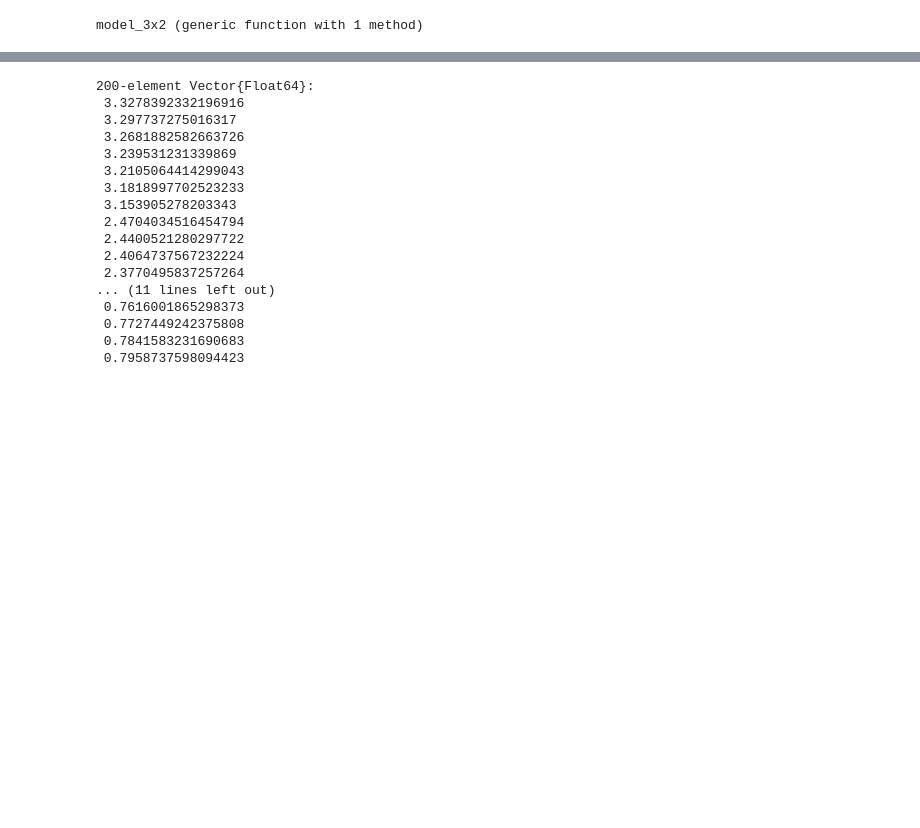
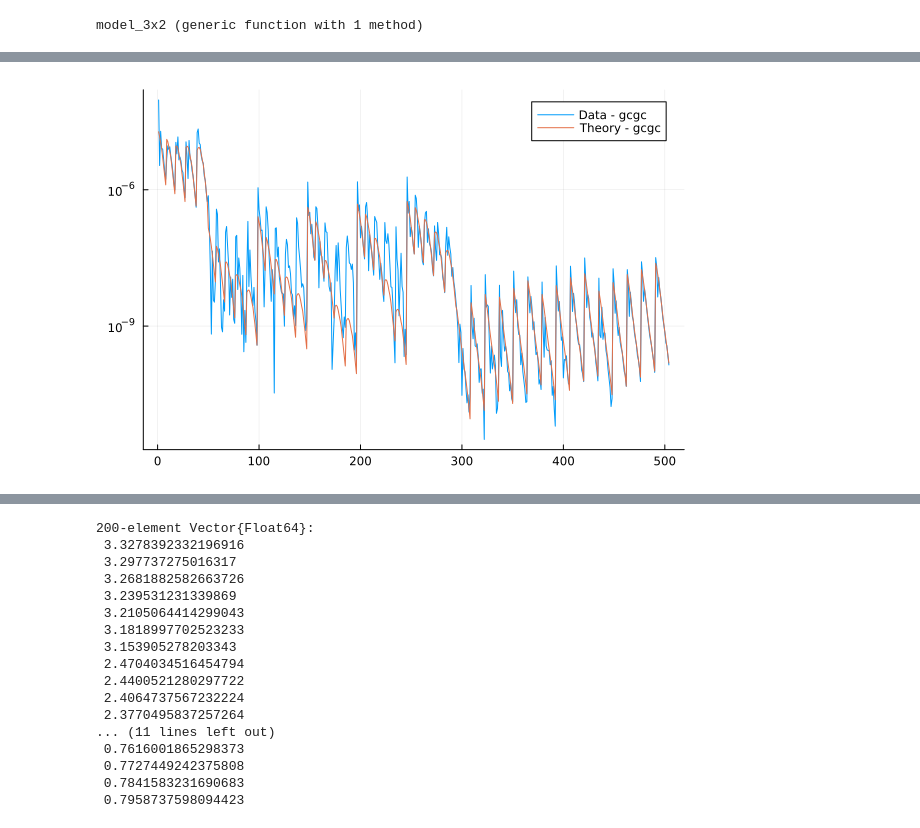
Before and after one commit to JaimeRZP/3x2_analytical, a Jupyter notebook: make_data.ipynb, the cells around one changed output, grey strips where cells are left out. Saved outputs shown, nothing was run; the diff lists cells and outputs as text; code cells hidden in the pictures; blank space fills up the shorter version.

```diff
--- a/make_data.ipynb
+++ b/make_data.ipynb
@@ -405,3 +413,8 @@ Xi2_3x2 = 2.2836147172981276 1150.9418175182564
+# %%
+plot(abs.(meta_3x2.data), yscale=:log10, label="Data - gcgc")
+plot!(abs.(t_3x2), label="Theory - gcgc")
+# %% [output]
+[figure, added]
 # %%
 plot(meta_gcgc.data, yscale=:log10, label="Data - gcgc")
 plot!(t_gcgc, label="Theory - gcgc")
```
Also changed, not shown: parts of 8 cells of this notebook, 55 other files.
